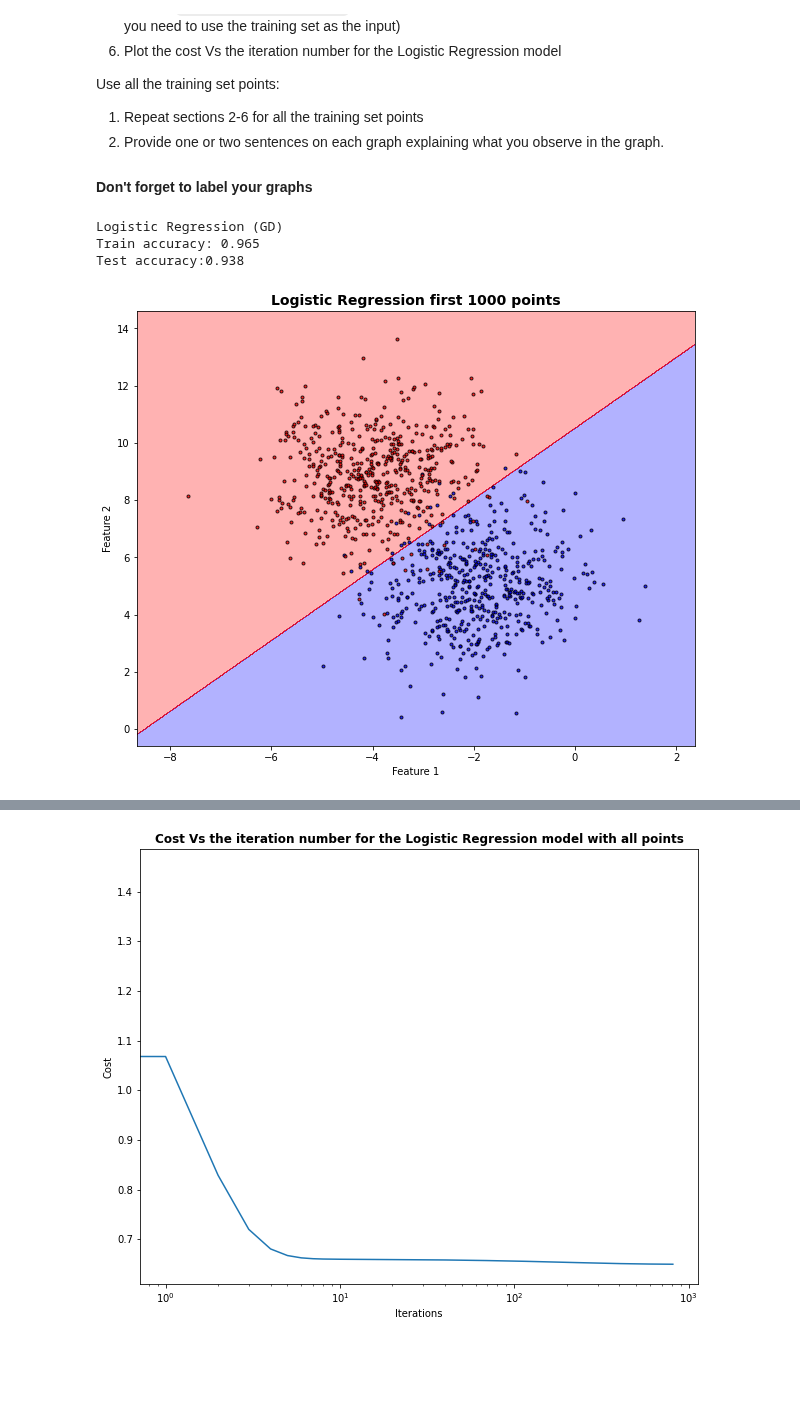
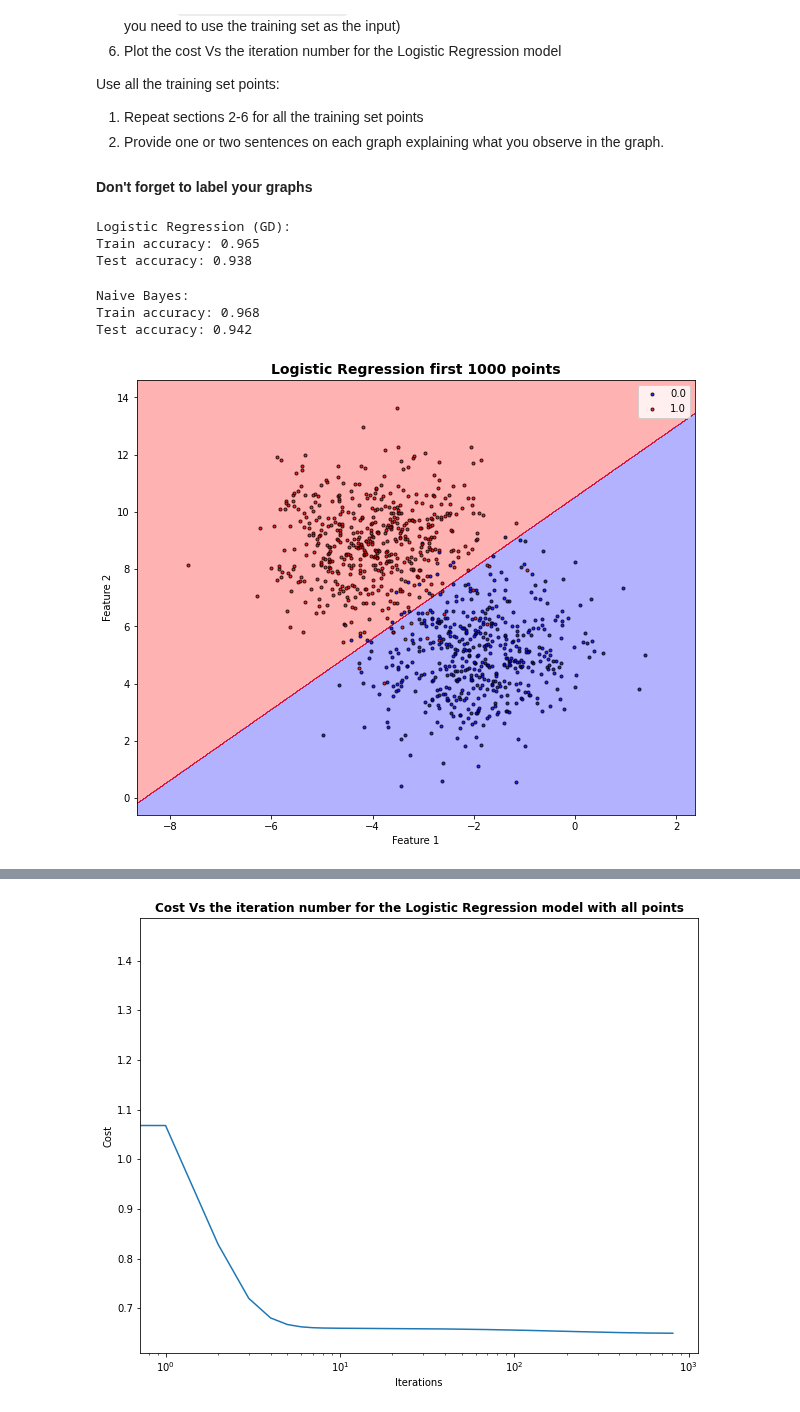
Before and after one commit to Oren-Ben/IDC, a Jupyter notebook: machine_learning/hw4/HW4 204079453_205714447.ipynb, the cells around one changed output, grey strips where cells are left out. Saved outputs shown, nothing was run; the diff lists cells and outputs as text; code cells hidden in the pictures; blank space fills up the shorter version.

```diff
--- a/machine_learning/hw4/HW4 204079453_205714447.ipynb
+++ b/machine_learning/hw4/HW4 204079453_205714447.ipynb
@@ -532,11 +658,5 @@ class EM(object):
 # %%
-# Tests:
-feature_1 = X_training[:,0]
-em = EM(k=1)
-em.fit(feature_1)
-for label in np.unique(y_training):
-    for i in range(X_training.shape[1]):
-        feature_i = X_training[:,i]
-        em = EM()
-        em.fit(feature_i)
-        print(em.get_dist_params())
+# # Tests:
+# feature_1 = X_training[:,0]
+# em = EM(k=1)
+# em.fit(feature_1)
@@ -763,35 +919,38 @@ logreg.fit(X_train_first_1000,y_train_first_1000)
 
 # 4:
 # Accuracies printing:
-############ YUVAL - need to conside to change the accuracy function to recive only X data?###########
-print("Logistic Regression (GD)")
+print("Logistic Regression (GD):")
 print(f"Train accuracy: {compute_accuracy(train_first_1000,logreg)}")
-print(f"Test accuracy:{compute_accuracy(test_first_500,logreg)}")
+print(f"Test accuracy: {compute_accuracy(test_first_500,logreg)}")
 # %% [output]
-Logistic Regression (GD)
+Logistic Regression (GD):
 Train accuracy: 0.965
-Test accuracy:0.938
+Test accuracy: 0.938
 # %%
 # 3:
 # fitting the NaiveBayesGaussian model with best params:
 ############ YUVAL - NEED TO CHOSE THE BEST K (1 is not correct)#################
-nb = NaiveBayesGaussian(k=1) ###### Change the K after completing the naive bayes class.
+nb = NaiveBayesGaussian(k=2) ###### Change the K after completing the naive bayes class.
 nb.fit(X_train_first_1000,y_train_first_1000)
 
 # 4:
 # Accuracies printing:
-############ YUVAL - need to conside to change the accuracy function to recive only X data?###########
-print("Naive Bayes")
+print("Naive Bayes:")
 print(f"Train accuracy: {compute_accuracy(train_first_1000,nb)}")
-print(f"Test accuracy:{compute_accuracy(test_first_500,nb)}")
+print(f"Test accuracy: {compute_accuracy(test_first_500,nb)}")
+# %% [output]
+Naive Bayes:
+Train accuracy: 0.968
+Test accuracy: 0.942
 # %%
 plot_decision_regions(X_train_first_1000, y_train_first_1000, logreg)
 plt.title('Logistic Regression first 1000 points', fontweight='bold', fontsize=14)
 plt.xlabel("Feature 1")
 plt.ylabel("Feature 2")
+plt.legend()
 plt.show()
 # %% [output]
-[figure, old version]
+[figure, new version]
 # %%
 # y_train_first_1000.astype(np.integer)
 plot_decision_regions(X_train_first_1000, y_train_first_1000, nb)
```
Also changed, not shown: parts of 37 cells of this notebook.
